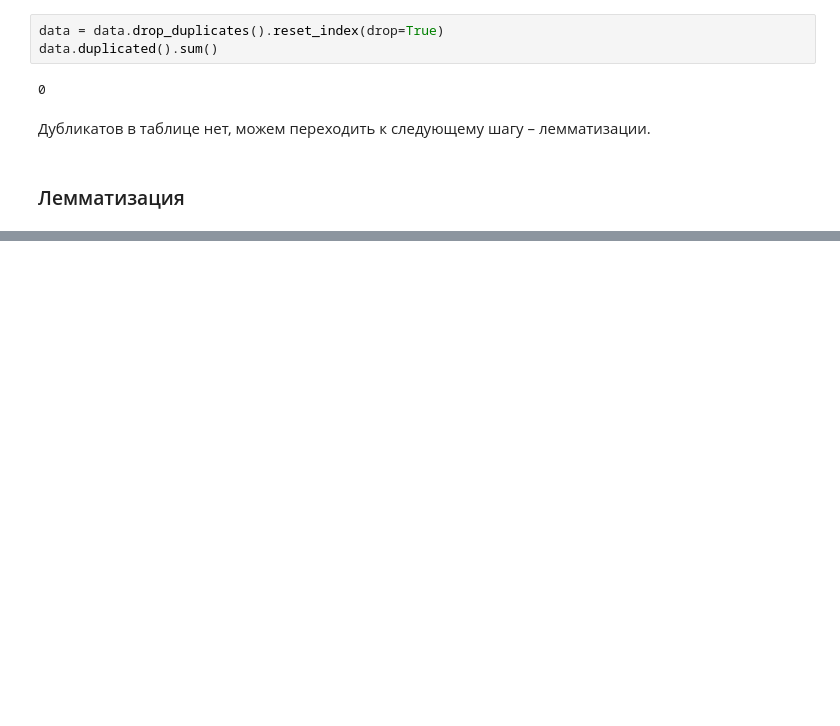
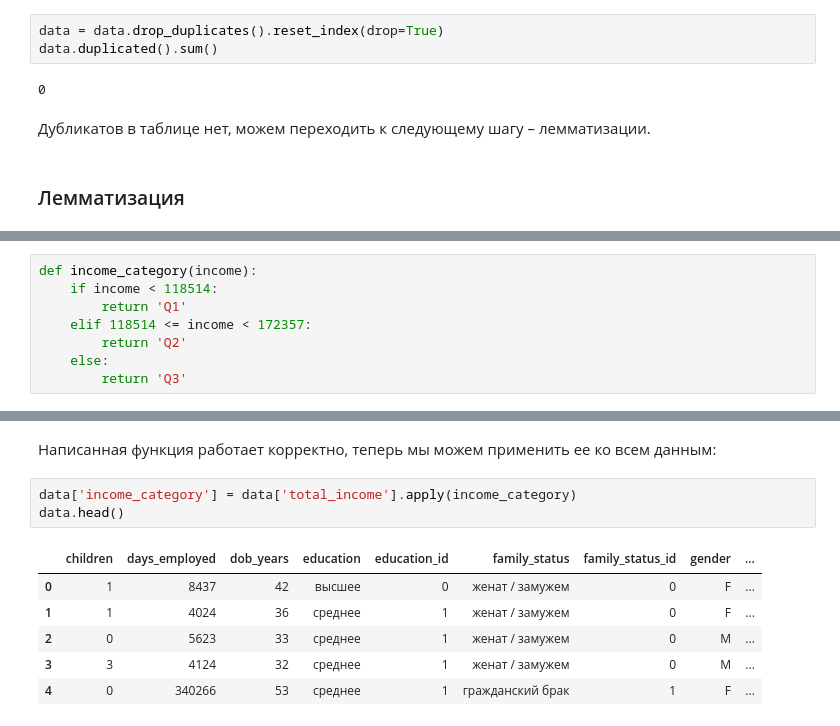
Before and after one commit to mariakyrychok/bank_credits, a Jupyter notebook: main.ipynb, the cells around one changed output, grey strips where cells are left out. Cells and saved outputs as stored; diff of their text form; blank space fills up the shorter version.

```diff
--- a/main.ipynb
+++ b/main.ipynb
@@ -273,0 +376,8 @@ dtype: int64
+# %%
+def income_category(income):
+    if income < 118514:
+        return 'Q1'
+    elif 118514 <= income < 172357:
+        return 'Q2'
+    else:
+        return 'Q3'
@@ -273,0 +394,12 @@ dtype: int64
+# %% [markdown]
+Написанная функция работает корректно, теперь мы можем применить ее ко всем данным:
+# %%
+data['income_category'] = data['total_income'].apply(income_category)
+data.head()
+# %% [output]
+|  | children | days_employed | dob_years | education | education_id | family_status | family_status_id | gender | ... |
+| 0 | 1 | 8437 | 42 | высшее | 0 | женат / замужем | 0 | F | ... |
+| 1 | 1 | 4024 | 36 | среднее | 1 | женат / замужем | 0 | F | ... |
+| 2 | 0 | 5623 | 33 | среднее | 1 | женат / замужем | 0 | M | ... |
+| 3 | 3 | 4124 | 32 | среднее | 1 | женат / замужем | 0 | M | ... |
+| 4 | 0 | 340266 | 53 | среднее | 1 | гражданский брак | 1 | F | ... |
```
Also changed, not shown: parts of 42 cells of this notebook.
